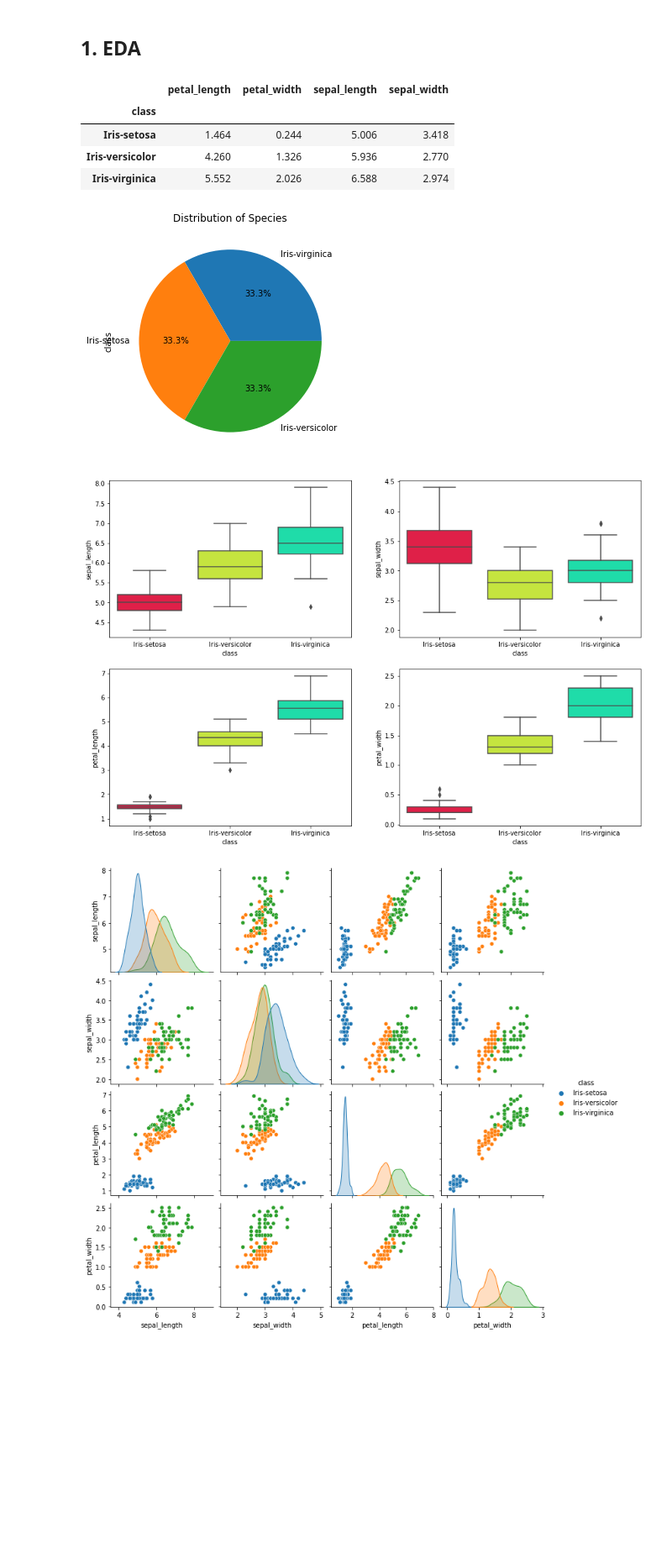
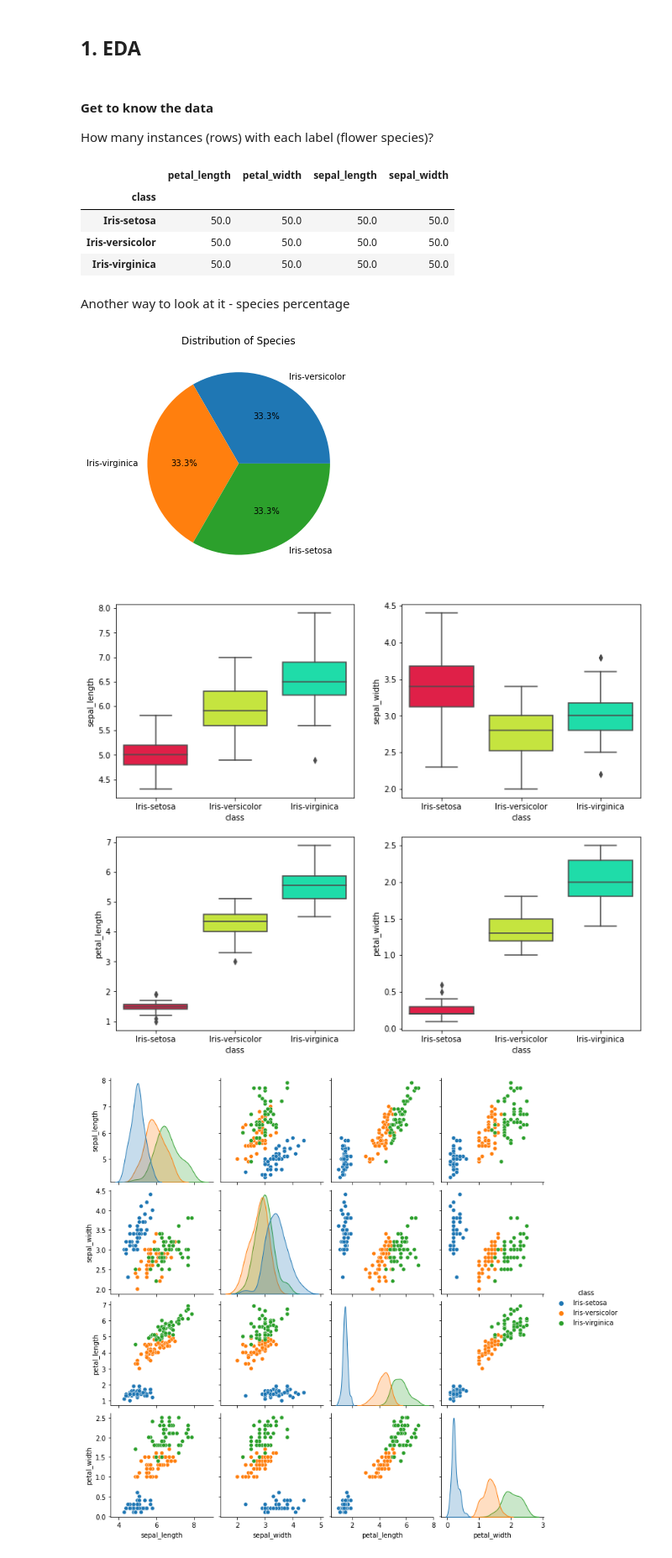
Before and after one commit to nlihin/data-analytics, a Jupyter notebook: unit7.ipynb, the cells around one changed output. Shown at 84% size. Saved outputs shown, nothing was run; the diff lists cells and outputs as text; code cells hidden in the pictures; blank space fills up the shorter version.

```diff
--- a/unit7.ipynb
+++ b/unit7.ipynb
@@ -45,34 +41,37 @@ iris_df.head()
 <a id='section1'></a>
 # %% [markdown]
 ## 1. EDA
+# %% [markdown]
+#### Get to know the data
+
+How many instances (rows) with each label (flower species)?
 # %%
-pd.pivot_table(iris_df,index=['class'],values=['sepal_length','sepal_width','petal_length','petal_width'])
+pd.pivot_table(iris_df,index=['class'],values=['sepal_length','sepal_width','petal_length','petal_width'], aggfunc=np.count_nonzero)
 # %% [output]
 |  | petal_length | petal_width | sepal_length | sepal_width |
 | class |  |  |  |  |
-| Iris-setosa | 1.464 | 0.244 | 5.006 | 3.418 |
-| Iris-versicolor | 4.260 | 1.326 | 5.936 | 2.770 |
-| Iris-virginica | 5.552 | 2.026 | 6.588 | 2.974 |
+| Iris-setosa | 50.0 | 50.0 | 50.0 | 50.0 |
+| Iris-versicolor | 50.0 | 50.0 | 50.0 | 50.0 |
+| Iris-virginica | 50.0 | 50.0 | 50.0 | 50.0 |
+# %% [markdown]
+Another way to look at it - species percentage
 # %%
 plt.figure(1, figsize=(5,5))
 plt.title("Distribution of Species")
-iris_df['class'].value_counts().plot.pie(autopct="%1.1f%%")
+iris_df['class'].value_counts().plot.pie(autopct="%1.1f%%") #try removing this - what happens?
+plt.ylabel("")  #try removing this - what happens?
 plt.show()
 # %% [output]
-[figure, old version]
+[figure, new version]
 # %%
-plt.figure(figsize=(15,10))
-plt.subplot(2,2,1)
-sns.boxplot(x = 'class', y = 'sepal_length', data = iris_df, palette="gist_ncar_r")
-plt.subplot(2,2,2)
-sns.boxplot(x = 'class', y = 'sepal_width', data = iris_df, palette="gist_ncar_r")
-plt.subplot(2,2,3)
-sns.boxplot(x = 'class', y = 'petal_length', data = iris_df, palette="gist_ncar_r")
-plt.subplot(2,2,4)
-sns.boxplot(x = 'class', y = 'petal_width', data = iris_df, palette="gist_ncar_r")
+fig, axes = plt.subplots(2,2,figsize=(12,10))
+sns.boxplot(x = 'class', y = 'sepal_length', data = iris_df, palette="gist_ncar_r", ax = axes[0,0])
+sns.boxplot(x = 'class', y = 'sepal_width', data = iris_df, palette="gist_ncar_r", ax = axes[0,1])
+sns.boxplot(x = 'class', y = 'petal_length', data = iris_df, palette="gist_ncar_r", ax = axes[1,0])
+sns.boxplot(x = 'class', y = 'petal_width', data = iris_df, palette="gist_ncar_r", ax = axes[1,1])
 plt.show()
 # %% [output]
-[figure, old version]
+[figure, new version]
 # %%
 sns.pairplot(iris_df, hue='class')
 plt.show()
```
Also changed, not shown: parts of 28 cells of this notebook.
